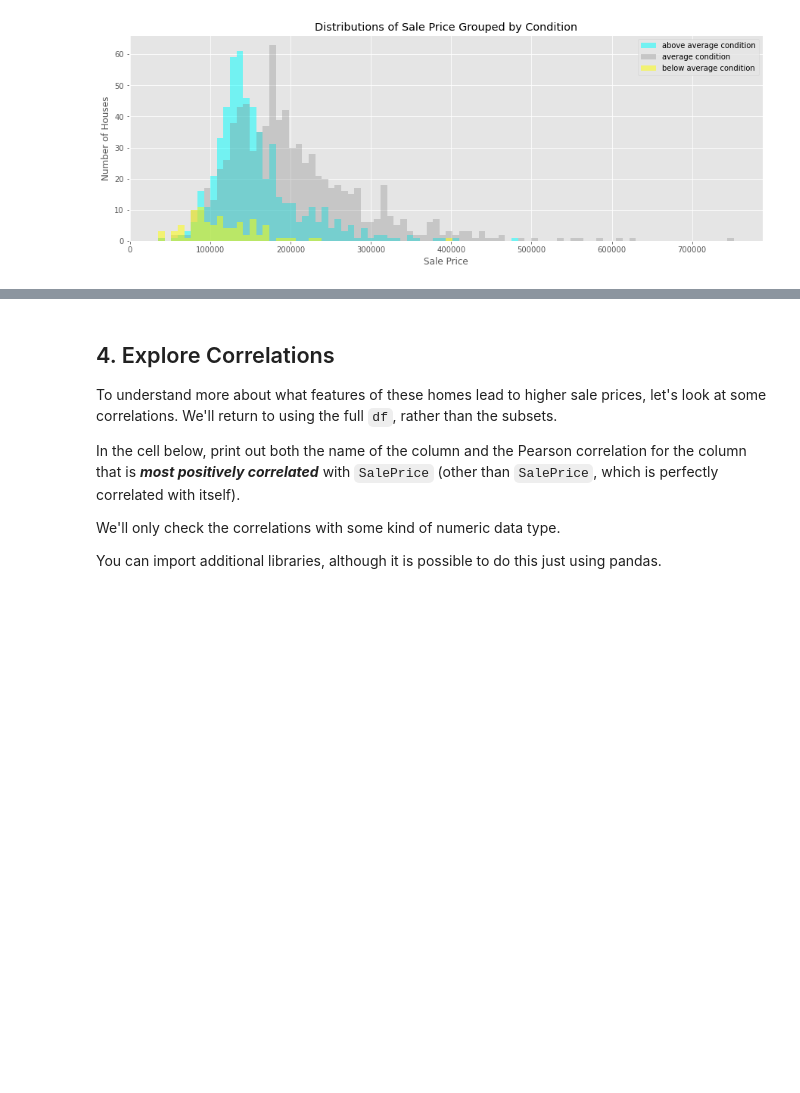
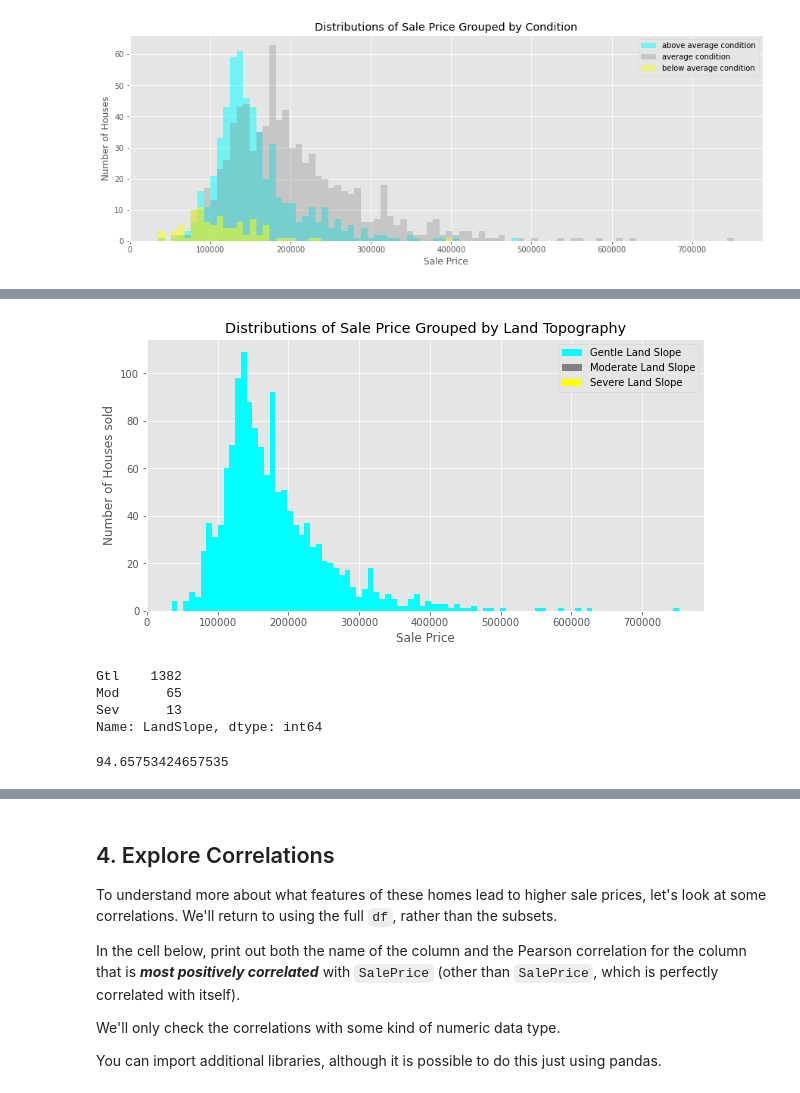
Before and after one commit to MissJJT/dsc-pandas-eda-lab, a Jupyter notebook: index.ipynb, the cells around one changed output, grey strips where cells are left out. Drawn from its saved outputs; the diff is of its cells as text; code cells hidden in the pictures; blank space fills up the shorter version.

```diff
--- a/index.ipynb
+++ b/index.ipynb
@@ -714,0 +734,57 @@ None
+# %%
+#Check Land Slope againt Sale Price
+
+Gentle = df.loc[df['LandSlope'] == 'Gtl']
+Moderate = df.loc[df['OverallCond'] == 'Mod']
+Severe = df.loc[df['OverallCond'] == 'Sev']
+
+
+# Set up plot
+fig, ax = plt.subplots(figsize=(10,5))
+
+# Create custom bins so all are on the same scale
+bins = range(df["SalePrice"].min(), df["SalePrice"].max(), int(df["SalePrice"].median()) // 20)
+
+# Plot three histograms, with reduced opacity (alpha) so we
+# can see them overlapping
+ax.hist(
+    x=Gentle["SalePrice"],
+    label="Gentle Land Slope",
+    bins=bins,
+    color="cyan",
+    #alpha=0.5
+)
+ax.hist(
+    x=Moderate["SalePrice"],
+    label="Moderate Land Slope",
+    bins=bins,
+    color="gray",
+    #alpha=0.3
+)
+ax.hist(
+    x=Severe["SalePrice"],
+    label="Severe Land Slope",
+    bins=bins,
+    color="yellow",
+    #alpha=0.5
+)
+
+# Customize labels
+ax.set_title("Distributions of Sale Price Grouped by Land Topography")
+ax.set_xlabel("Sale Price")
+ax.set_ylabel("Number of Houses sold")
+ax.legend();
+# %% [output]
+[figure, added]
+# %%
+df['LandSlope'].value_counts()
+# %% [output]
+Gtl    1382
+Mod      65
+Sev      13
+Name: LandSlope, dtype: int64
+# %%
+percentage = (1382/1460)*100
+percentage
+# %% [output]
+94.65753424657535
```
Also changed, not shown: parts of 33 cells of this notebook.
